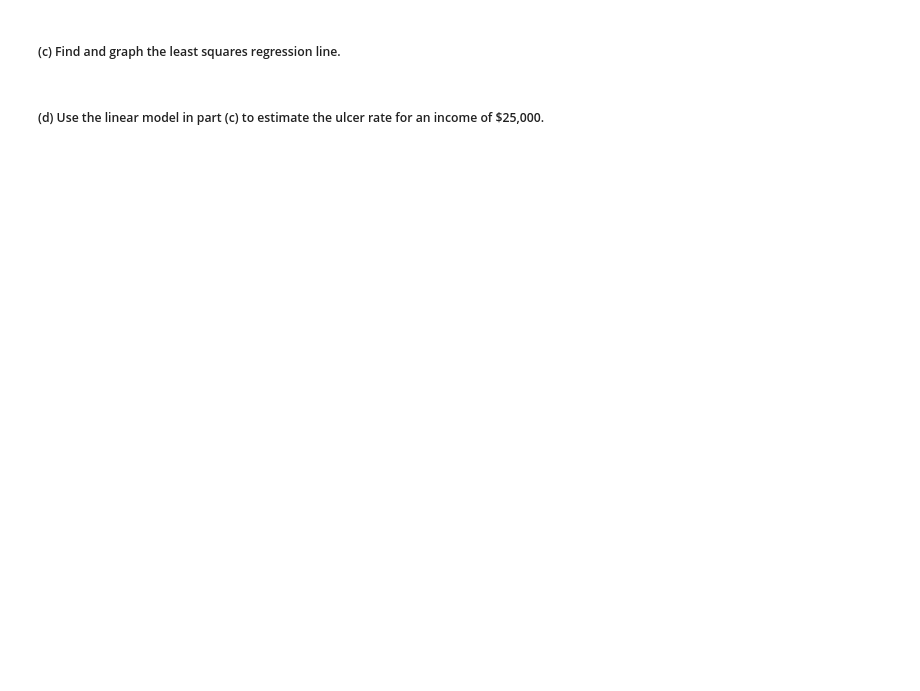
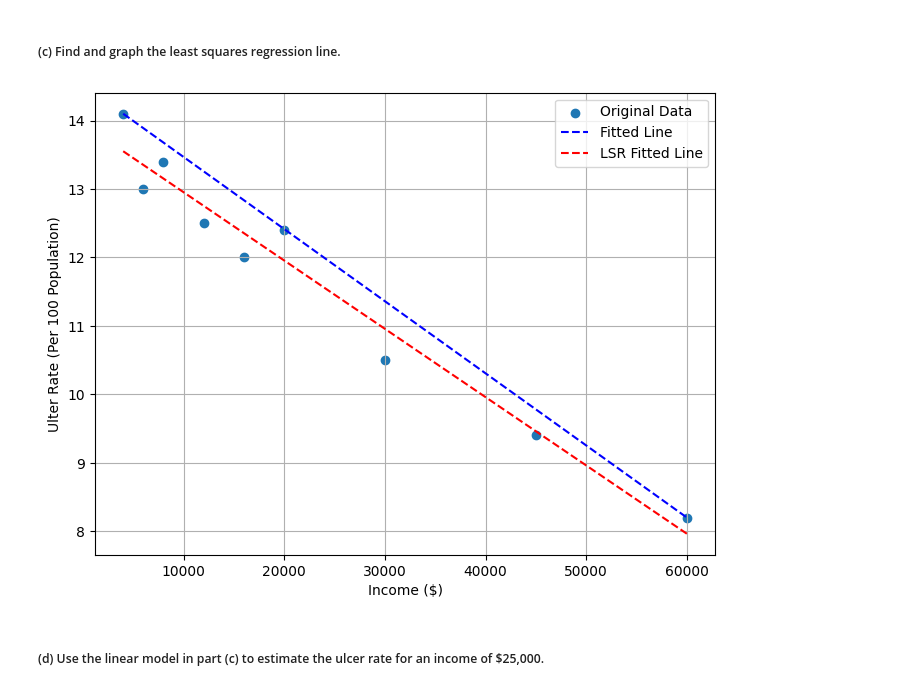
Before and after one commit to Aipss/DiveIntoDeepLearning, a Jupyter notebook: Calculus/Chapter1_Linear-Equations-in-Linear-Algebra.ipynb, the cells around one changed output. Saved outputs shown, nothing was run; the diff lists cells and outputs as text; code cells hidden in the pictures; blank space fills up the shorter version.

```diff
--- a/Calculus/Chapter1_Linear-Equations-in-Linear-Algebra.ipynb
+++ b/Calculus/Chapter1_Linear-Equations-in-Linear-Algebra.ipynb
@@ -288,4 +288,27 @@ plt.show()
 # %% [markdown]
 ##### (c) Find and graph the least squares regression line.
+# %%
+def LSR_fit(x, y):
+    x = np.asarray(x, dtype=float)
+    y = np.asarray(y, dtype=float)
+
+    X = np.column_stack([x, np.ones_like(x)])
+    coeffs, *_ = np.linalg.lstsq(X, y, rcond=None)
+    k, b = coeffs
+    return k ,b
+# %%
+k1, b1 = LSR_fit(x=income, y=rate)
+
+fig, ax = plt.subplots(figsize=(8, 6))
+ax.scatter(x=income, y=rate, label='Original Data')
+ax.plot(income, k*income+b, 'b--', label='Fitted Line')
+ax.plot(income, k1*income+b1, 'r--', label='LSR Fitted Line')
+ax.set_xlabel('Income ($)')
+ax.set_ylabel('Ulter Rate (Per 100 Population)')
+ax.grid(True)
+ax.legend()
+plt.show()
+# %% [output]
+[figure, added]
 # %% [markdown]
 ##### (d) Use the linear model in part (c) to estimate the ulcer rate for an income of $25,000.
```
Also changed, not shown: parts of 17 cells of this notebook, 1 other file.
